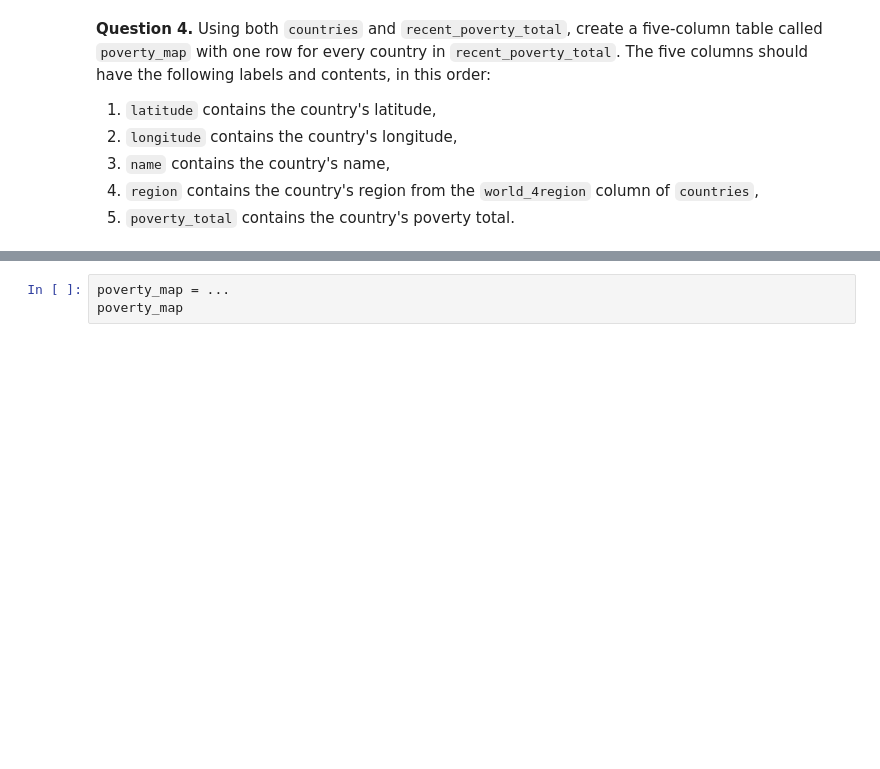
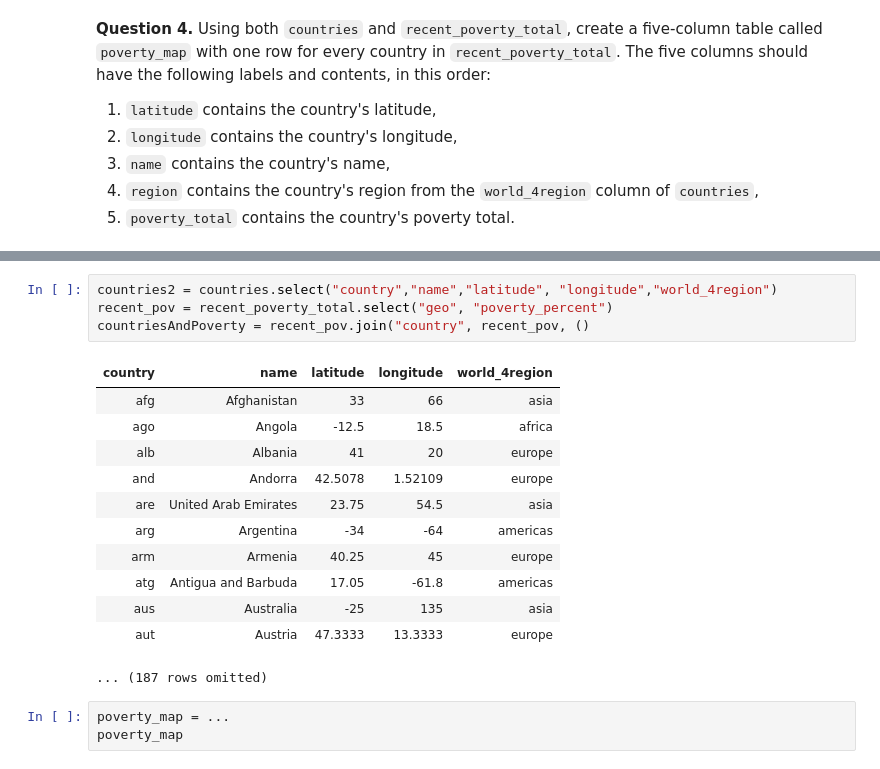
Before and after one commit to AndrewClough05/Intro-to-Data-Analytics-2.0, a Jupyter notebook: project1/project1/project1.5.ipynb, the cells around one changed output, grey strips where cells are left out. Saved outputs shown, nothing was run; the diff lists cells and outputs as text; blank space fills up the shorter version.

```diff
--- a/project1/project1/project1.5.ipynb
+++ b/project1/project1/project1.5.ipynb
@@ -744,3 +773,20 @@ countries.select('country', 'name', 'world_4region', 'latitude', 'longitude')
+# %%
+countries2 = countries.select("country","name","latitude", "longitude","world_4region")
+recent_pov = recent_poverty_total.select("geo", "poverty_percent")
+countriesAndPoverty = recent_pov.join("country", recent_pov, ()
+# %% [output]
+| country | name | latitude | longitude | world_4region |
+| afg | Afghanistan | 33 | 66 | asia |
+| ago | Angola | -12.5 | 18.5 | africa |
+| alb | Albania | 41 | 20 | europe |
+| and | Andorra | 42.5078 | 1.52109 | europe |
+| are | United Arab Emirates | 23.75 | 54.5 | asia |
+| arg | Argentina | -34 | -64 | americas |
+| arm | Armenia | 40.25 | 45 | europe |
+| atg | Antigua and Barbuda | 17.05 | -61.8 | americas |
+| aus | Australia | -25 | 135 | asia |
+| aut | Austria | 47.3333 | 13.3333 | europe |
+... (187 rows omitted)
 # %%
 poverty_map = ...
 poverty_map
```
Also changed, not shown: parts of 6 cells of this notebook, 8 other files.
